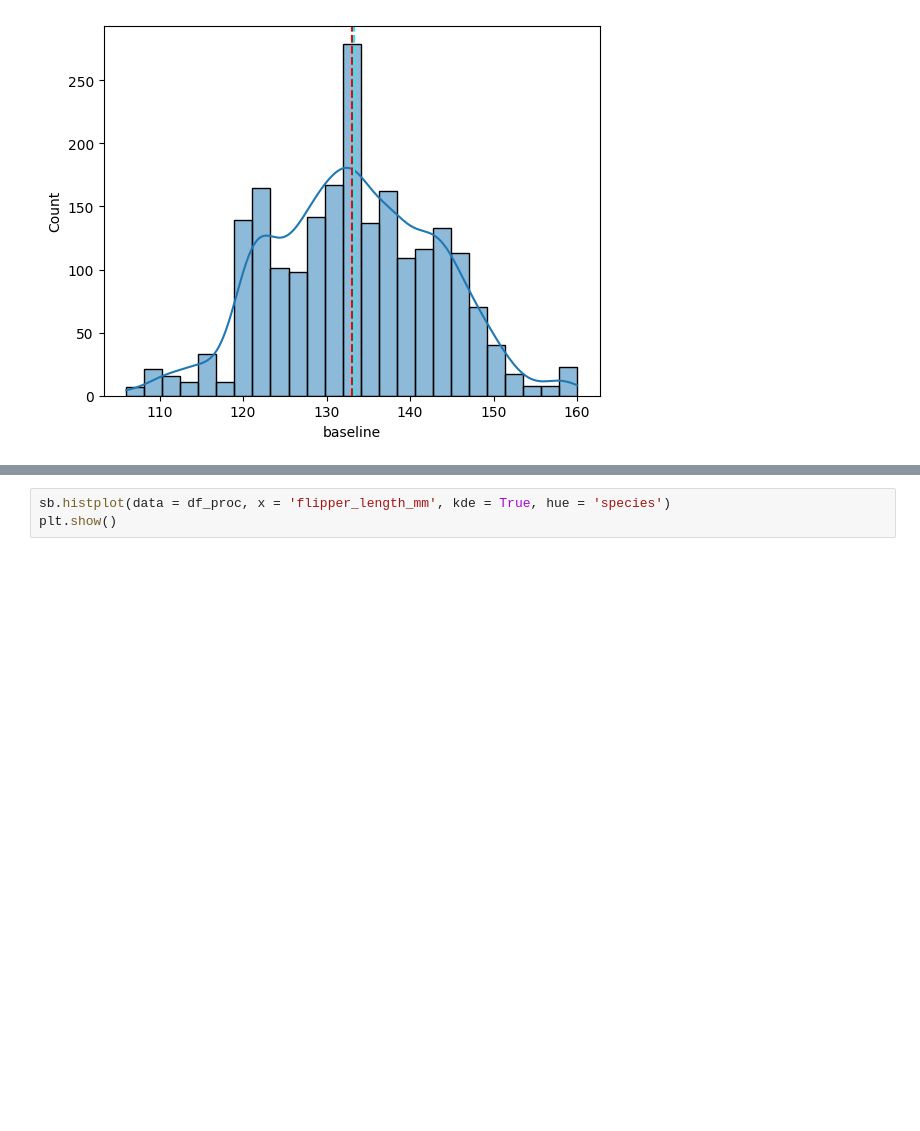
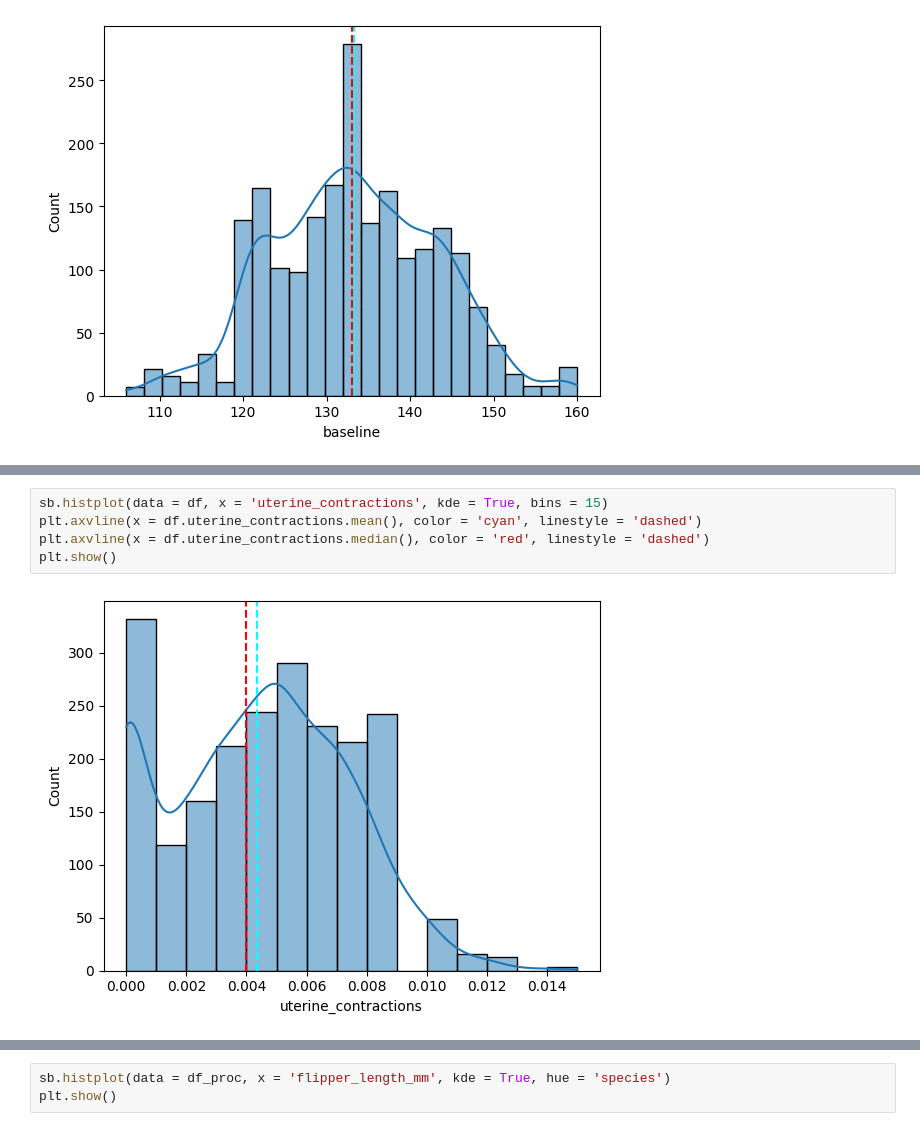
Before and after one commit to heldigard/Model_Explor_AnaliticaDatos, a Jupyter notebook: exploracion_de_datos.ipynb, the cells around one changed output, grey strips where cells are left out. Drawn from its saved outputs; the diff is of its cells as text; blank space fills up the shorter version.

```diff
--- a/exploracion_de_datos.ipynb
+++ b/exploracion_de_datos.ipynb
@@ -165,0 +164,7 @@ plt.show()
+# %%
+sb.histplot(data = df, x = 'uterine_contractions', kde = True, bins = 15)
+plt.axvline(x = df.uterine_contractions.mean(), color = 'cyan', linestyle = 'dashed')
+plt.axvline(x = df.uterine_contractions.median(), color = 'red', linestyle = 'dashed')
+plt.show()
+# %% [output]
+[figure, added]
```
Also changed, not shown: parts of 26 cells of this notebook.
